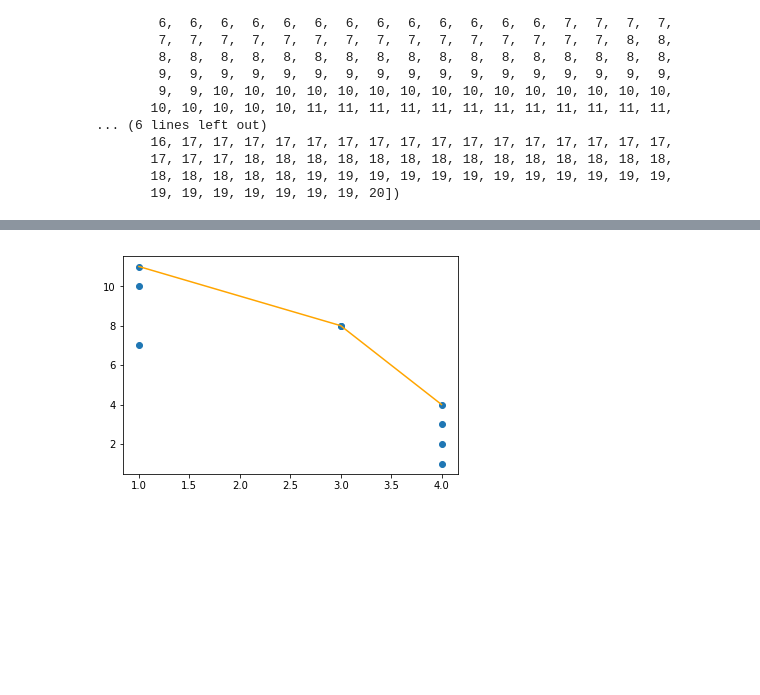
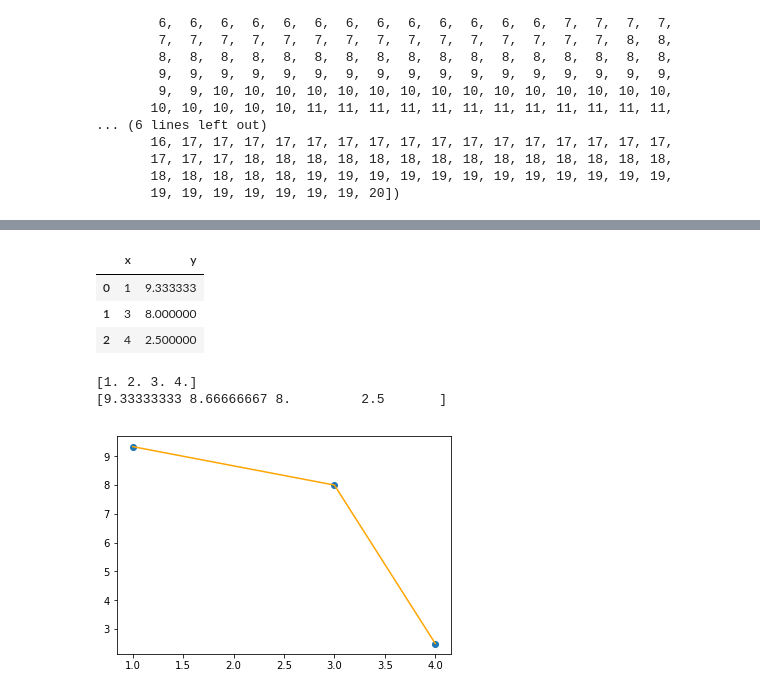
Before and after one commit to parrt/stratx, a Jupyter notebook: notebooks/playground.ipynb, the cells around one changed output, grey strips where cells are left out. Cells and saved outputs as stored; diff of their text form; code cells hidden in the pictures; blank space fills up the shorter version.

Commit message:
added interpolation play

```diff
--- a/notebooks/playground.ipynb
+++ b/notebooks/playground.ipynb
@@ -617,8 +668,6 @@ array([ 1,  1,  1,  1,  1,  1,  1,  1,  1,  1,  1,  1,  1,  1,  1,  1,  1,
 # %%
-X = [1,1,1,   3,3, 4,4,4,4]
-y = [10,7,11, 8,8, 1,2,3,4]
-bins = np.linspace(1,4,num=4)
-I = np.interp(bins, X, y)
-print(bins)
-print(I)
+df = pd.DataFrame(columns=['x','y'])
+df['x'] = np.array([1,1,1,   3,3, 4,4,4,4])
+df['y'] = np.array([10,7,11, 8,8, 4,2,3,1])
+df
 # %% [output]
@@ -627,6 +684,29 @@ print(I)
+# %%
+df_avg = df.groupby('x').mean().reset_index()
+df_avg
+# %% [output]
+|  | x | y |
+| 0 | 1 | 9.333333 |
+| 1 | 3 | 8.000000 |
+| 2 | 4 | 2.500000 |
+# %%
+nxsamples = 3
+
+X = df_avg['x']
+y = df_avg['y']
+domain = (np.min(X), np.max(X))
+bins = np.linspace(*domain, num=nxsamples+1, endpoint=True)
+print(bins)
+I = np.interp(bins, xp=X, fp=y)
+print(I)
+
+slopes = np.diff(I)
+# %% [output]
+[1. 2. 3. 4.]
+[9.33333333 8.66666667 8.         2.5       ]
 # %%
 plt.scatter(X,y)
-plt.plot(bins,I,c='orange')
+plt.plot(binx,I,c='orange')
 plt.show()
 # %% [output]
-[figure, old version]
+[figure, new version]
```
Also changed, not shown: parts of 5 cells of this notebook, 1 other file.
